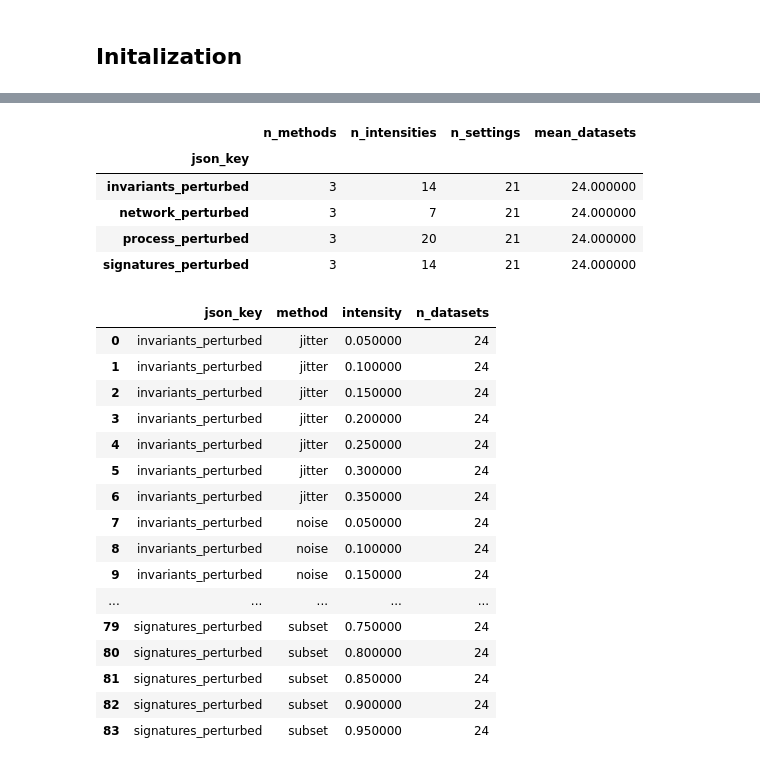
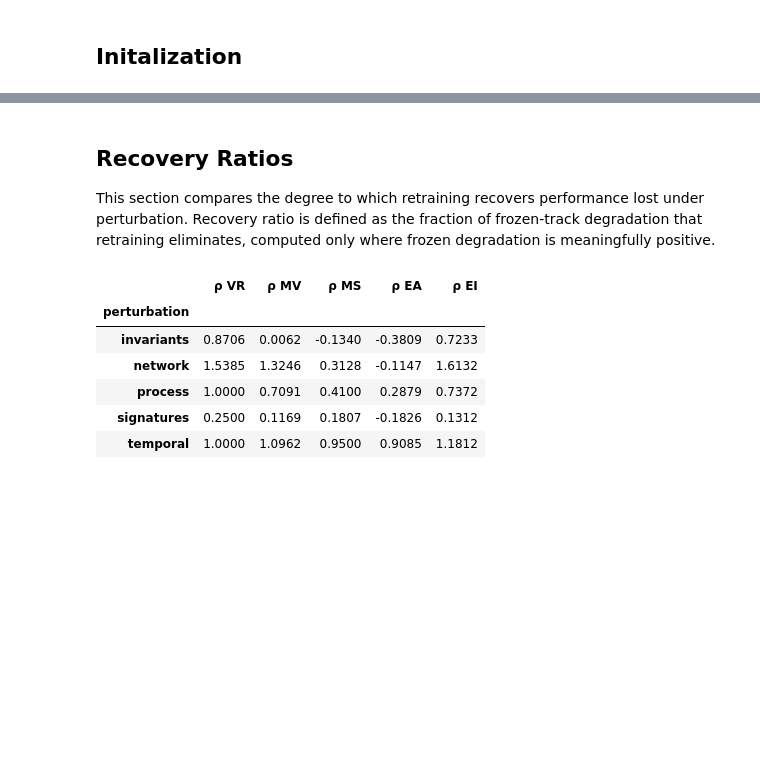
Before and after one commit to nickkunz/graph-capacity, a Jupyter notebook: notebooks/perturb.ipynb, the cells around one changed output, grey strips where cells are left out. Saved outputs shown, nothing was run; the diff lists cells and outputs as text; code cells hidden in the pictures; blank space fills up the shorter version.

```diff
--- a/notebooks/perturb.ipynb
+++ b/notebooks/perturb.ipynb
@@ -30,10 +80,11 @@ data_pert = load_perturbed_data()
 # %%
 ## perturbation evaluation (retrain + frozen logo-cv)
-results_data, perturbed_all, recovery_df = eval_perturb(
-    data = data,
-    models = models,
-    data_pert = data_pert,
-    feat_x = FEAT_X,
-    feat_z = FEAT_Z,
-    target = TARGET,
-)
+if "results_perturbed" not in globals():
+    results_perturbed, perturbed_all, recovery_df = eval_perturbed(
+        data = data,
+        models = models,
+        data_pert = data_pert,
+        feat_x = FEAT_X,
+        feat_z = FEAT_Z,
+        target = TARGET,
+    )
@@ -212,46 +240,19 @@ plt.show()
+# %% [markdown]
+## Recovery Ratios
+This section compares the degree to which retraining recovers performance lost under perturbation. Recovery ratio is defined as the fraction of frozen-track degradation that retraining eliminates, computed only where frozen degradation is meaningfully positive.
 # %%
-## count raw perturbation settings by family
-raw_settings = []
-for json_key, methods in data_pert.items():
-    for method, intensities in methods.items():
-        for intensity, pert_df in intensities.items():
-            raw_settings.append({
-                "json_key": json_key,
-                "method": method,
-                "intensity": intensity,
-                "n_datasets": len(pert_df),
-            })
+## median recovery ratios
+recovery_summary = stat_perturbed_summary(
+    results = recovery_df,
+    feat_group = ["perturbation"]
+)
 
-raw_settings = pd.DataFrame(raw_settings)
-display(raw_settings.groupby("json_key").agg(
-    n_methods = ("method", "nunique"),
-    n_intensities = ("intensity", "nunique"),
-    n_settings = ("intensity", "size"),
-    mean_datasets = ("n_datasets", "mean"),
-).sort_index())
-
-display(raw_settings.sort_values(["json_key", "method", "intensity"]))
+display(recovery_summary)
 # %% [output]
-|  | n_methods | n_intensities | n_settings | mean_datasets |
-| json_key |  |  |  |  |
-| invariants_perturbed | 3 | 14 | 21 | 24.000000 |
-| network_perturbed | 3 | 7 | 21 | 24.000000 |
-| process_perturbed | 3 | 20 | 21 | 24.000000 |
-| signatures_perturbed | 3 | 14 | 21 | 24.000000 |
+|  | ρ VR | ρ MV | ρ MS | ρ EA | ρ EI |
+| perturbation |  |  |  |  |  |
+| invariants | 0.8706 | 0.0062 | -0.1340 | -0.3809 | 0.7233 |
+| network | 1.5385 | 1.3246 | 0.3128 | -0.1147 | 1.6132 |
+| process | 1.0000 | 0.7091 | 0.4100 | 0.2879 | 0.7372 |
+| signatures | 0.2500 | 0.1169 | 0.1807 | -0.1826 | 0.1312 |
+| temporal | 1.0000 | 1.0962 | 0.9500 | 0.9085 | 1.1812 |
-|  | json_key | method | intensity | n_datasets |
-| 0 | invariants_perturbed | jitter | 0.050000 | 24 |
-| 1 | invariants_perturbed | jitter | 0.100000 | 24 |
-| 2 | invariants_perturbed | jitter | 0.150000 | 24 |
-| 3 | invariants_perturbed | jitter | 0.200000 | 24 |
-| 4 | invariants_perturbed | jitter | 0.250000 | 24 |
-| 5 | invariants_perturbed | jitter | 0.300000 | 24 |
-| 6 | invariants_perturbed | jitter | 0.350000 | 24 |
-| 7 | invariants_perturbed | noise | 0.050000 | 24 |
-| 8 | invariants_perturbed | noise | 0.100000 | 24 |
-| 9 | invariants_perturbed | noise | 0.150000 | 24 |
-| ... | ... | ... | ... | ... |
-| 79 | signatures_perturbed | subset | 0.750000 | 24 |
-| 80 | signatures_perturbed | subset | 0.800000 | 24 |
-| 81 | signatures_perturbed | subset | 0.850000 | 24 |
-| 82 | signatures_perturbed | subset | 0.900000 | 24 |
-| 83 | signatures_perturbed | subset | 0.950000 | 24 |
```
Also changed, not shown: parts of 21 cells of this notebook.
